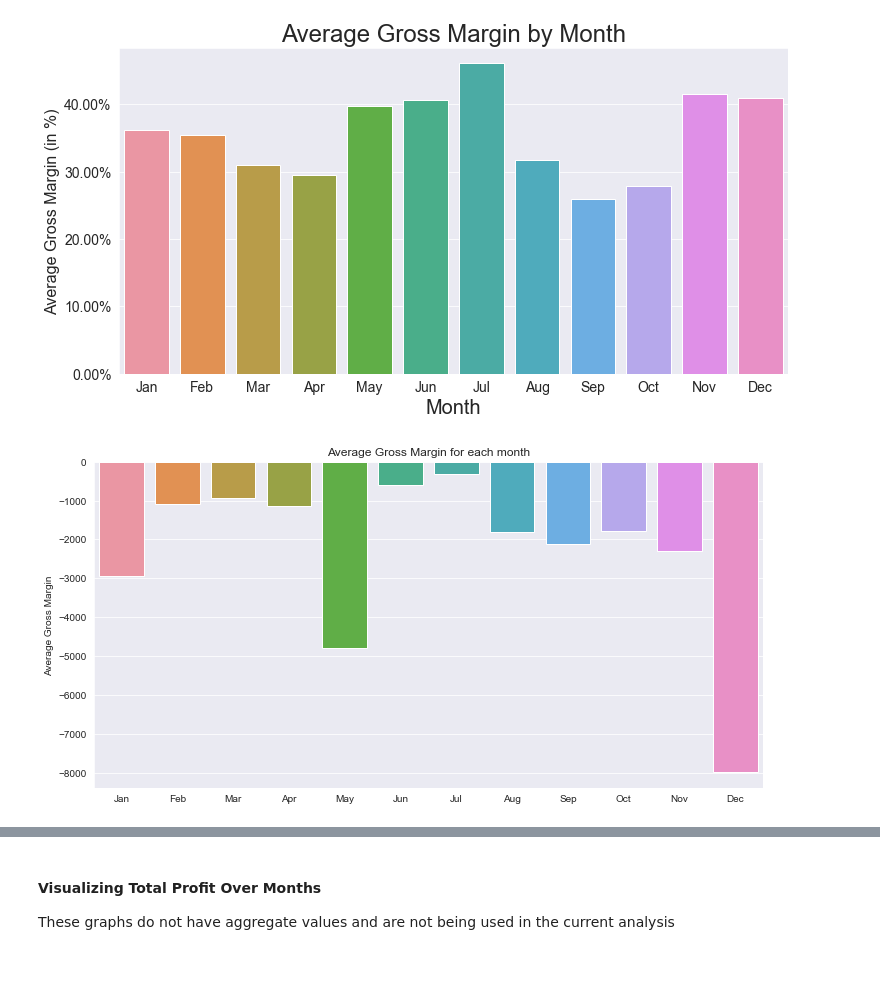
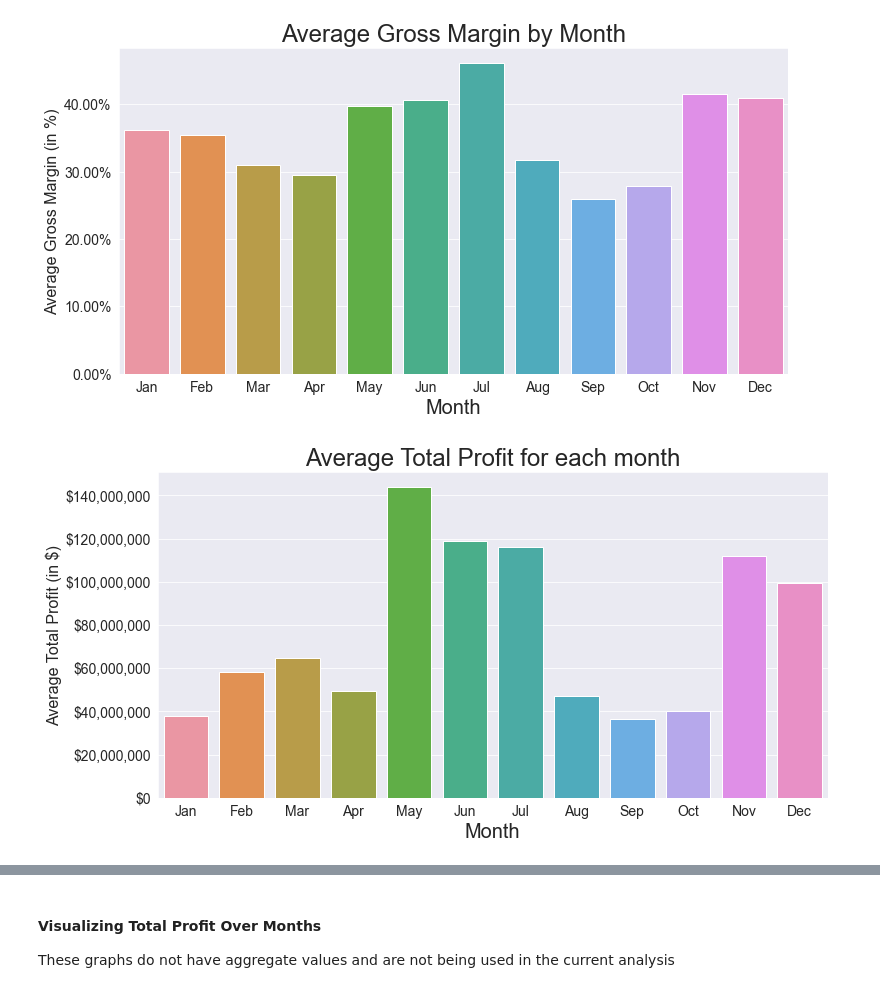
Before and after one commit to masonbatch/dsc-capstone, a Jupyter notebook: student.ipynb, the cells around one changed output, grey strips where cells are left out. Saved outputs shown, nothing was run; the diff lists cells and outputs as text; code cells hidden in the pictures; blank space fills up the shorter version.

```diff
--- a/student.ipynb
+++ b/student.ipynb
@@ -18,4 +18,5 @@ import zipfile
 import math
 import os
 
+sns.set_palette("pastel")
 %matplotlib inline
@@ -420,9 +447,11 @@ movie_budgets['month_index'] = months
 # %%
 def budget_size(val):
     ''' This function takes in a budget int value and returns a category'''
-    if val < 5000000:
+    small_num = 10000000
+    large_num = 50000000
+    if val < small_num:
         return 1
-    elif val < 100000000:
+    elif val < large_num:
         return 2
     else:
         return 3
@@ -872,13 +939,21 @@ plt.savefig(strFile)
 # %% [output]
 [figure]
 # %%
+# Plot the total profits over each month
 fig, ax = plt.subplots(figsize=(12,6))
 # get the month values and aggregate gross margin to plot
-x_values = budgets.sort_values('month_index')['month'].unique()
-agg_margin = budgets.groupby('month_index')['gross_margin_ww'].mean()
+x_values = filtered_budgets.sort_values('month_index')['month'].unique()
+agg_profit = filtered_budgets.groupby('month_index')['total_profit'].mean()
 
-sns.barplot(x=x_values, y = agg_margin.values)
-ax.set_ylabel("Average Gross Margin")
-ax.set_title("Average Gross Margin for each month");
+sns.barplot(x=x_values, y = agg_profit.values)
+ax.set_ylabel("Average Total Profit (in $)", fontsize = 16)
+ax.set_title("Average Total Profit for each month", fontsize = 24);
+ax.set_xlabel("Month", fontsize = 20);
+
+# format axis ticks
+ax.xaxis.set_tick_params(labelsize=14)
+ax.yaxis.set_tick_params(labelsize=14)
+vals = ax.get_yticks()
+ax.set_yticklabels([f'${x:,.0f}' for x in vals]);
 # %% [output]
-[figure, old version]
+[figure, new version]
```
Also changed, not shown: parts of 41 cells of this notebook, 2 other files.
